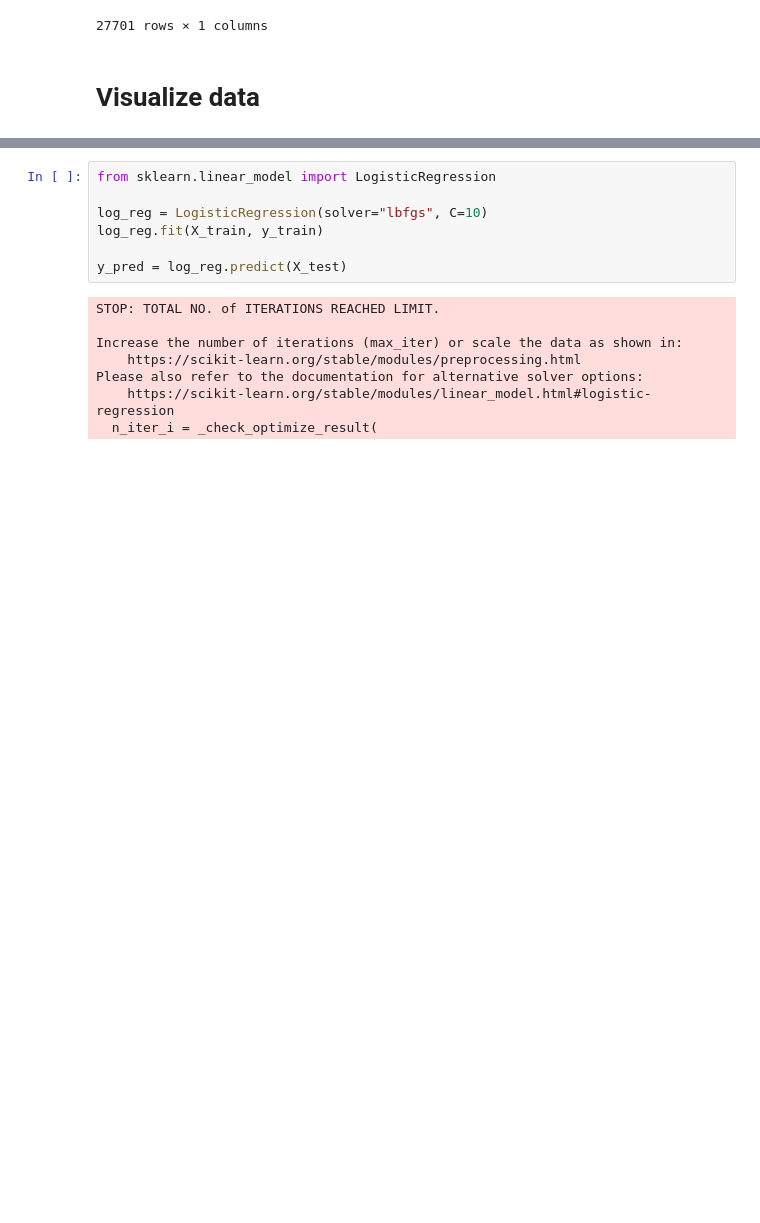
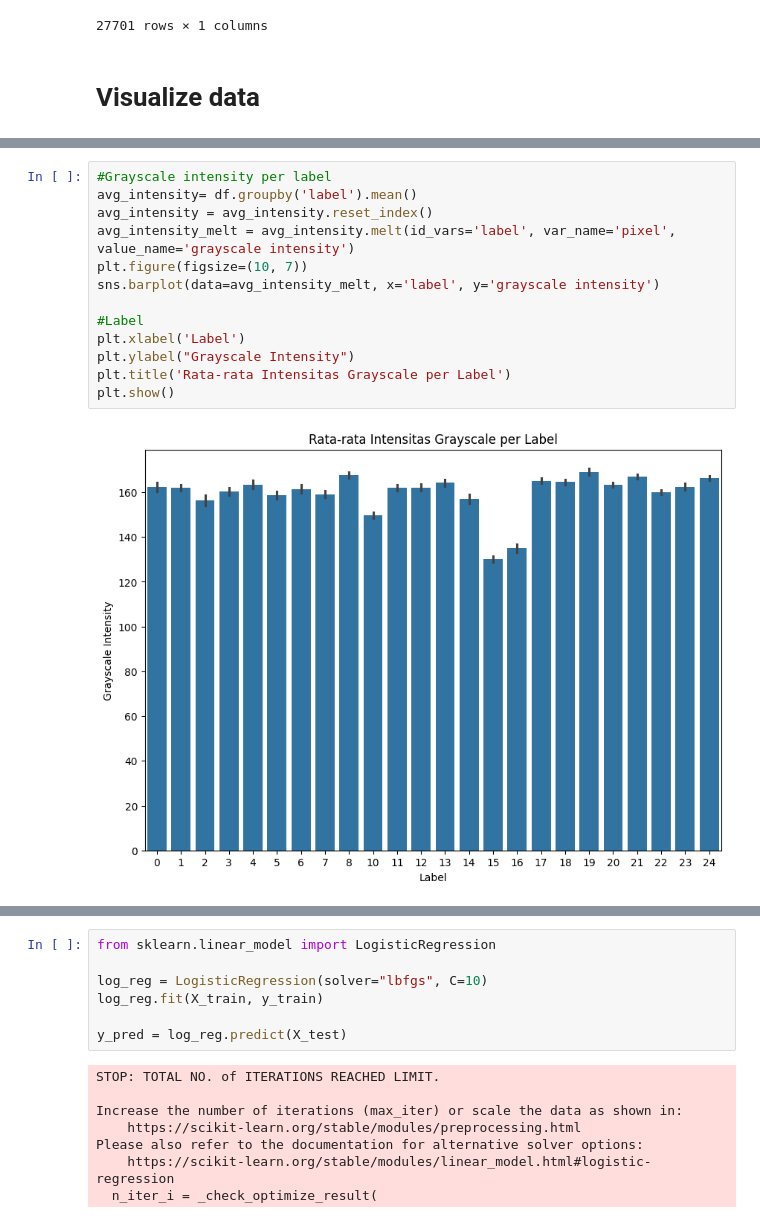
Before and after one commit to TimothyRT/ibda2032, a Jupyter notebook: ibda2032.ipynb, the cells around one changed output, grey strips where cells are left out. Drawn from its saved outputs; the diff is of its cells as text; blank space fills up the shorter version.

Commit message:
Added data visualization 1 & 2

```diff
--- a/ibda2032.ipynb
+++ b/ibda2032.ipynb
@@ -84,0 +95,15 @@ sns.countplot(data=df, x='label', hue="label")  # visualize
+# %%
+#Grayscale intensity per label
+avg_intensity= df.groupby('label').mean()
+avg_intensity = avg_intensity.reset_index()
+avg_intensity_melt = avg_intensity.melt(id_vars='label', var_name='pixel', value_name='grayscale intensity')
+plt.figure(figsize=(10, 7))
+sns.barplot(data=avg_intensity_melt, x='label', y='grayscale intensity')
+
+#Label
+plt.xlabel('Label')
+plt.ylabel("Grayscale Intensity")
+plt.title('Rata-rata Intensitas Grayscale per Label')
+plt.show()
+# %% [output]
+[figure, added]
```
Also changed, not shown: parts of 5 cells of this notebook.
